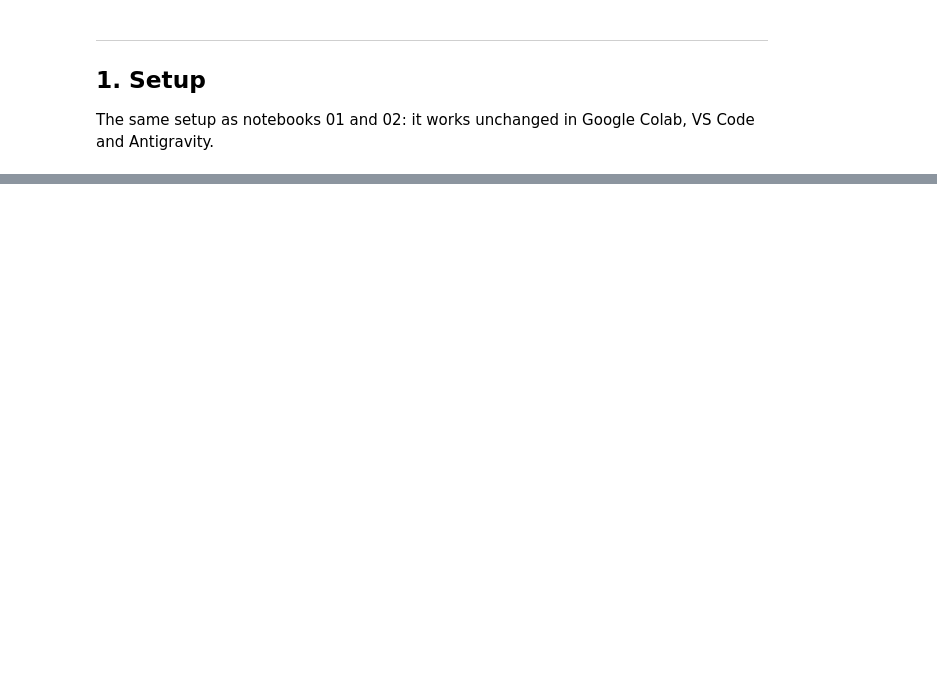
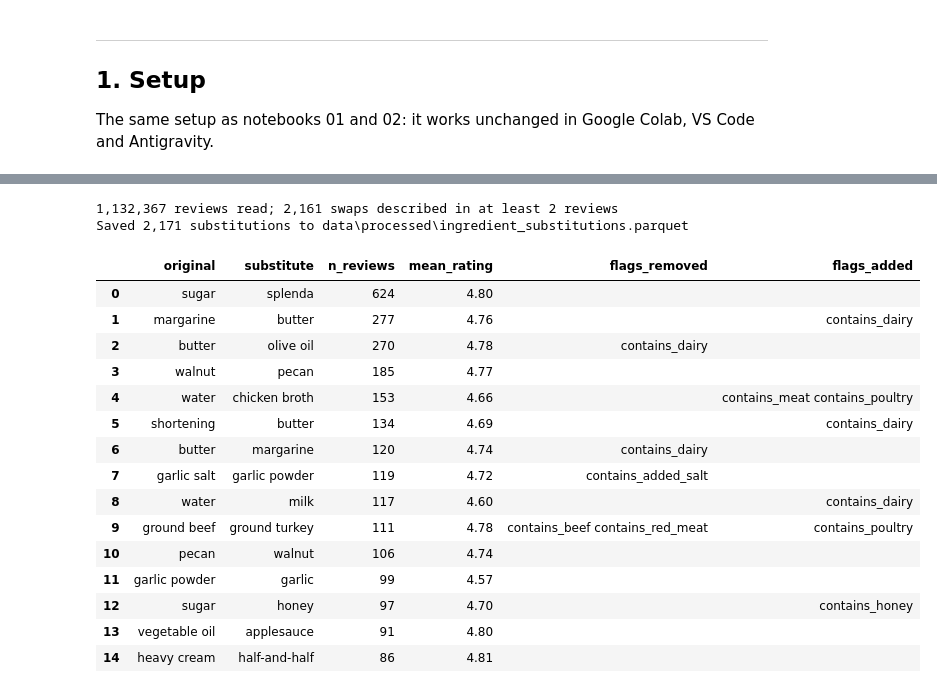
Before and after one commit to Chloe-Tu2/The-EverFlavor-AI, a Jupyter notebook: notebooks/04_ingredient_knowledge.ipynb, the cells around one changed output, grey strips where cells are left out. Drawn from its saved outputs; the diff is of its cells as text; code cells hidden in the pictures; blank space fills up the shorter version.

```diff
--- a/notebooks/04_ingredient_knowledge.ipynb
+++ b/notebooks/04_ingredient_knowledge.ipynb
@@ -98,9 +101,9 @@ os.chdir(PROJECT_ROOT)
 #    first, __init__.py last), exactly as in notebook 01.
 # -------------------------------------------------------
 SRC_DIR = PROJECT_ROOT / "src"
-EVERFLAVOR_MODULES = ["__init__", "checks", "environment", "charts", "sources", "parsing", "cuisine",
-                      "ingredients", "flags", "diets", "nutrition", "features", "pipeline", "review",
-                      "recommend", "reporting", "cooking"]
+EVERFLAVOR_MODULES = ["__init__", "charts", "checks", "cooking", "cuisine", "diets", "environment",
+                      "features", "flags", "ingredients", "knowledge", "nutrition", "parsing", "pipeline",
+                      "progress", "recommend", "reporting", "review", "sources"]
 EVERFLAVOR_URL = "https://raw.githubusercontent.com/Chloe-Tu2/The-EverFlavor-AI/main/src/everflavor/"
 EVERFLAVOR_DIR = SRC_DIR / "everflavor"
 missing_modules = [m for m in EVERFLAVOR_MODULES if not (EVERFLAVOR_DIR / f"{m}.py").exists()]
@@ -122,7 +125,10 @@ SPLIT_FILES = {s: Path(f"data/processed/recipes_{s}.parquet") for s in ["train",
 ALL_RECIPES_FILE = Path("data/interim/recipes_all.parquet")
 WIKIDATA_CACHE = Path("data/raw/wikidata_cache")
 FOODKEEPER_DIR = Path("data/raw/foodkeeper")
-FOODKEEPER_URL = "https://www.fsis.usda.gov/shared/data/EN/foodkeeper.json"   # CC0, data.gov
+NAMES_FILE = Path("data/processed/ingredient_names.parquet")
+SUBSTITUTIONS_FILE = Path("data/processed/ingredient_substitutions.parquet")
+PAIRINGS_FILE = Path("data/processed/ingredient_pairings.parquet")
+SHELF_LIFE_FILE = Path("data/processed/ingredient_shelf_life.parquet")
 for folder in [WIKIDATA_CACHE, FOODKEEPER_DIR, Path("data/processed")]:
     folder.mkdir(parents=True, exist_ok=True)
 
@@ -205,17 +283,32 @@ notebook 01). Reviewers often write what they changed: "I used Greek yogurt inst
-# %%
-SUBSTITUTION_PATTERNS = [
-    r"used (?P<new>[a-z \-]+?) instead of (?:the )?(?P<old>[a-z \-]+)",
-    r"substituted (?P<new>[a-z \-]+?) for (?:the )?(?P<old>[a-z \-]+)",
-    r"replaced (?:the )?(?P<old>[a-z \-]+?) with (?P<new>[a-z \-]+)",
-    r"swapped (?:the )?(?P<old>[a-z \-]+?) for (?P<new>[a-z \-]+)",
-]
-
-
-def substitutions_from_reviews(reviews: pd.DataFrame, recipes: pd.DataFrame) -> pd.DataFrame:
-    """Find "X instead of Y" pairs in review text, keeping only pairs where Y is in the recipe."""
-    raise NotImplementedError("sketch: substitution mining")
-
-
-def substitution_effects(pairs: pd.DataFrame) -> pd.DataFrame:
-    """Add flags_removed and flags_added for each pair, using everflavor.flags on both names."""
-    raise NotImplementedError("sketch: substitution effects")
+# %%
+SUBSTITUTION_MIN_REVIEWS = 2   # a swap must be described in at least this many reviews
+
+foodcom_path = Path(kagglehub.dataset_download("shuyangli94/food-com-recipes-and-user-interactions"))
+reviews = pd.read_csv(foodcom_path / "RAW_interactions.csv", usecols=["recipe_id", "rating", "review"])
+swaps = substitution_effects(substitutions_from_reviews(reviews, recipes, min_reviews=SUBSTITUTION_MIN_REVIEWS))
+swaps["source"] = "food.com reviews"
+guidance = ALCOHOL_FREE_SWAPS.assign(source="alcohol-free guidance")
+substitutions = pd.concat([swaps, substitution_effects(guidance)], ignore_index=True)
+substitutions.to_parquet(SUBSTITUTIONS_FILE, index=False)
+print(f"{len(reviews):,} reviews read; {len(swaps):,} swaps described in at least {SUBSTITUTION_MIN_REVIEWS} reviews")
+print(f"Saved {len(substitutions):,} substitutions to {SUBSTITUTIONS_FILE}")
+swaps.head(15)[["original", "substitute", "n_reviews", "mean_rating", "flags_removed", "flags_added"]]
+# %% [output]
+1,132,367 reviews read; 2,161 swaps described in at least 2 reviews
+Saved 2,171 substitutions to data\processed\ingredient_substitutions.parquet
+|  | original | substitute | n_reviews | mean_rating | flags_removed | flags_added |
+| 0 | sugar | splenda | 624 | 4.80 |  |  |
+| 1 | margarine | butter | 277 | 4.76 |  | contains_dairy |
+| 2 | butter | olive oil | 270 | 4.78 | contains_dairy |  |
+| 3 | walnut | pecan | 185 | 4.77 |  |  |
+| 4 | water | chicken broth | 153 | 4.66 |  | contains_meat contains_poultry |
+| 5 | shortening | butter | 134 | 4.69 |  | contains_dairy |
+| 6 | butter | margarine | 120 | 4.74 | contains_dairy |  |
+| 7 | garlic salt | garlic powder | 119 | 4.72 | contains_added_salt |  |
+| 8 | water | milk | 117 | 4.60 |  | contains_dairy |
+| 9 | ground beef | ground turkey | 111 | 4.78 | contains_beef contains_red_meat | contains_poultry |
+| 10 | pecan | walnut | 106 | 4.74 |  |  |
+| 11 | garlic powder | garlic | 99 | 4.57 |  |  |
+| 12 | sugar | honey | 97 | 4.70 |  | contains_honey |
+| 13 | vegetable oil | applesauce | 91 | 4.80 |  |  |
+| 14 | heavy cream | half-and-half | 86 | 4.81 |  |  |
```
Also changed, not shown: parts of 23 cells of this notebook, 9 other files.
